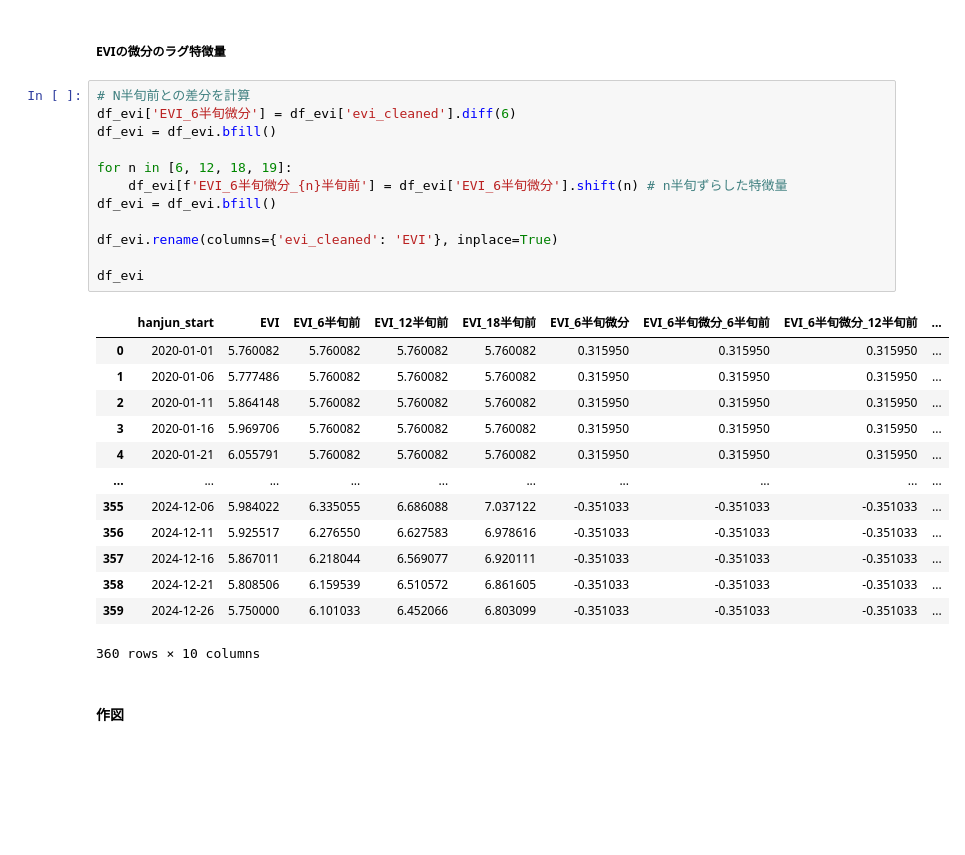
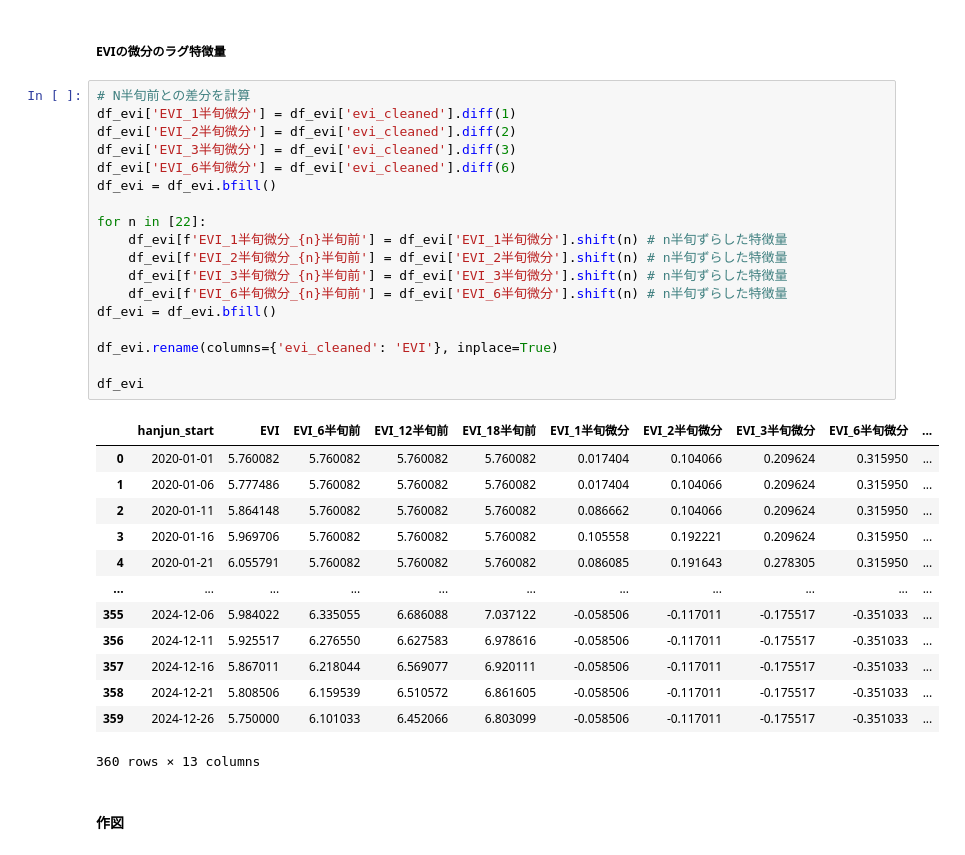
Before and after one commit to ShotaSasaki-HU/ASTRO-CAMP-2025, a Jupyter notebook: sarimax.ipynb, the cells around one changed output. Saved outputs shown, nothing was run; the diff lists cells and outputs as text; blank space fills up the shorter version.

```diff
--- a/sarimax.ipynb
+++ b/sarimax.ipynb
@@ -786,30 +786,36 @@ df_evi
 ##### EVIの微分のラグ特徴量
 # %%
 # N半旬前との差分を計算
+df_evi['EVI_1半旬微分'] = df_evi['evi_cleaned'].diff(1)
+df_evi['EVI_2半旬微分'] = df_evi['evi_cleaned'].diff(2)
+df_evi['EVI_3半旬微分'] = df_evi['evi_cleaned'].diff(3)
 df_evi['EVI_6半旬微分'] = df_evi['evi_cleaned'].diff(6)
 df_evi = df_evi.bfill()
 
-for n in [6, 12, 18, 19]:
+for n in [22]:
+    df_evi[f'EVI_1半旬微分_{n}半旬前'] = df_evi['EVI_1半旬微分'].shift(n) # n半旬ずらした特徴量
+    df_evi[f'EVI_2半旬微分_{n}半旬前'] = df_evi['EVI_2半旬微分'].shift(n) # n半旬ずらした特徴量
+    df_evi[f'EVI_3半旬微分_{n}半旬前'] = df_evi['EVI_3半旬微分'].shift(n) # n半旬ずらした特徴量
     df_evi[f'EVI_6半旬微分_{n}半旬前'] = df_evi['EVI_6半旬微分'].shift(n) # n半旬ずらした特徴量
 df_evi = df_evi.bfill()
 
 df_evi.rename(columns={'evi_cleaned': 'EVI'}, inplace=True)
 
 df_evi
 # %% [output]
-|  | hanjun_start | EVI | EVI_6半旬前 | EVI_12半旬前 | EVI_18半旬前 | EVI_6半旬微分 | EVI_6半旬微分_6半旬前 | EVI_6半旬微分_12半旬前 | ... |
-| 0 | 2020-01-01 | 5.760082 | 5.760082 | 5.760082 | 5.760082 | 0.315950 | 0.315950 | 0.315950 | ... |
-| 1 | 2020-01-06 | 5.777486 | 5.760082 | 5.760082 | 5.760082 | 0.315950 | 0.315950 | 0.315950 | ... |
-| 2 | 2020-01-11 | 5.864148 | 5.760082 | 5.760082 | 5.760082 | 0.315950 | 0.315950 | 0.315950 | ... |
-| 3 | 2020-01-16 | 5.969706 | 5.760082 | 5.760082 | 5.760082 | 0.315950 | 0.315950 | 0.315950 | ... |
-| 4 | 2020-01-21 | 6.055791 | 5.760082 | 5.760082 | 5.760082 | 0.315950 | 0.315950 | 0.315950 | ... |
-| ... | ... | ... | ... | ... | ... | ... | ... | ... | ... |
-| 355 | 2024-12-06 | 5.984022 | 6.335055 | 6.686088 | 7.037122 | -0.351033 | -0.351033 | -0.351033 | ... |
-| 356 | 2024-12-11 | 5.925517 | 6.276550 | 6.627583 | 6.978616 | -0.351033 | -0.351033 | -0.351033 | ... |
-| 357 | 2024-12-16 | 5.867011 | 6.218044 | 6.569077 | 6.920111 | -0.351033 | -0.351033 | -0.351033 | ... |
-| 358 | 2024-12-21 | 5.808506 | 6.159539 | 6.510572 | 6.861605 | -0.351033 | -0.351033 | -0.351033 | ... |
-| 359 | 2024-12-26 | 5.750000 | 6.101033 | 6.452066 | 6.803099 | -0.351033 | -0.351033 | -0.351033 | ... |
+|  | hanjun_start | EVI | EVI_6半旬前 | EVI_12半旬前 | EVI_18半旬前 | EVI_1半旬微分 | EVI_2半旬微分 | EVI_3半旬微分 | EVI_6半旬微分 | ... |
+| 0 | 2020-01-01 | 5.760082 | 5.760082 | 5.760082 | 5.760082 | 0.017404 | 0.104066 | 0.209624 | 0.315950 | ... |
+| 1 | 2020-01-06 | 5.777486 | 5.760082 | 5.760082 | 5.760082 | 0.017404 | 0.104066 | 0.209624 | 0.315950 | ... |
+| 2 | 2020-01-11 | 5.864148 | 5.760082 | 5.760082 | 5.760082 | 0.086662 | 0.104066 | 0.209624 | 0.315950 | ... |
+| 3 | 2020-01-16 | 5.969706 | 5.760082 | 5.760082 | 5.760082 | 0.105558 | 0.192221 | 0.209624 | 0.315950 | ... |
+| 4 | 2020-01-21 | 6.055791 | 5.760082 | 5.760082 | 5.760082 | 0.086085 | 0.191643 | 0.278305 | 0.315950 | ... |
+| ... | ... | ... | ... | ... | ... | ... | ... | ... | ... | ... |
+| 355 | 2024-12-06 | 5.984022 | 6.335055 | 6.686088 | 7.037122 | -0.058506 | -0.117011 | -0.175517 | -0.351033 | ... |
+| 356 | 2024-12-11 | 5.925517 | 6.276550 | 6.627583 | 6.978616 | -0.058506 | -0.117011 | -0.175517 | -0.351033 | ... |
+| 357 | 2024-12-16 | 5.867011 | 6.218044 | 6.569077 | 6.920111 | -0.058506 | -0.117011 | -0.175517 | -0.351033 | ... |
+| 358 | 2024-12-21 | 5.808506 | 6.159539 | 6.510572 | 6.861605 | -0.058506 | -0.117011 | -0.175517 | -0.351033 | ... |
+| 359 | 2024-12-26 | 5.750000 | 6.101033 | 6.452066 | 6.803099 | -0.058506 | -0.117011 | -0.175517 | -0.351033 | ... |
-360 rows × 10 columns
+360 rows × 13 columns
 # %% [markdown]
 #### 作図
 # %%
```
Also changed, not shown: parts of 3 cells of this notebook.
